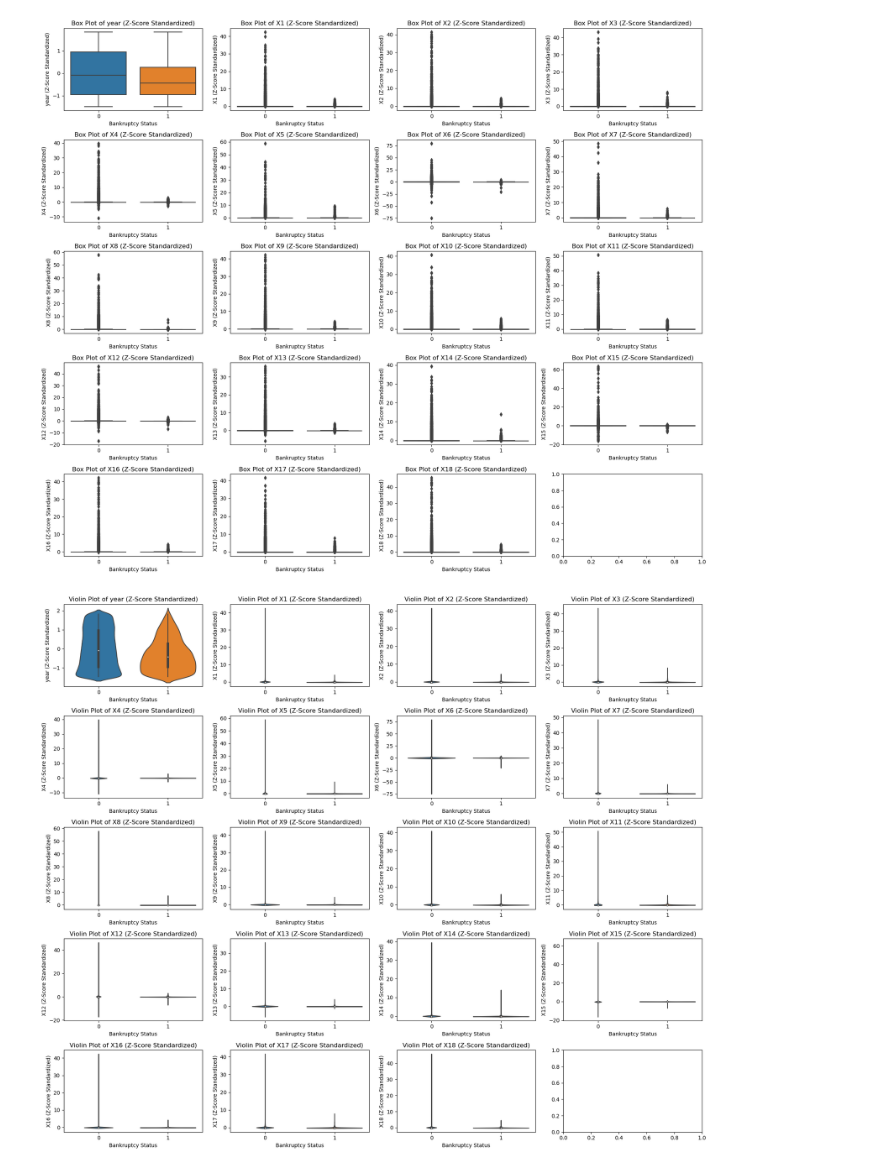
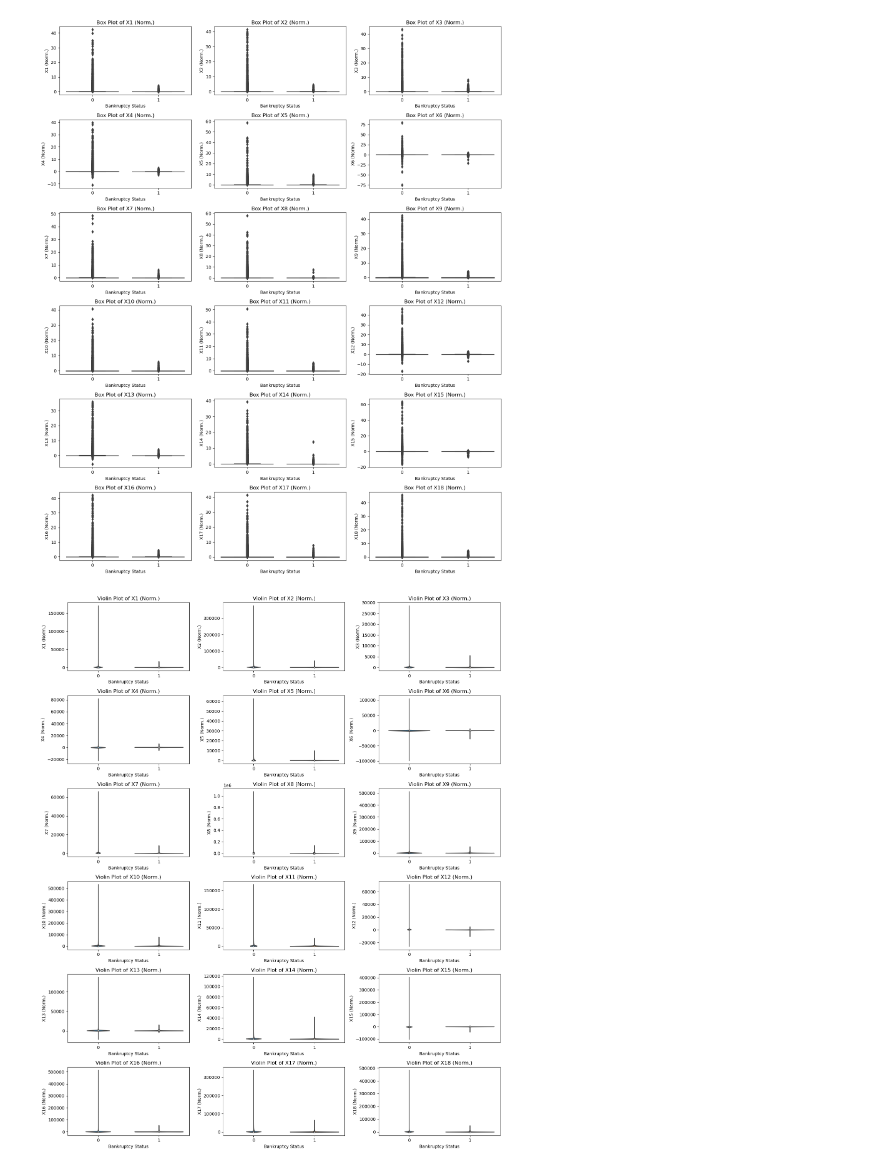
Before and after one commit to dovelover145/Bankruptcy-Prediction, a Jupyter notebook: bankruptcy_pred.ipynb, the cells around one changed output. Cells and saved outputs as stored; diff of their text form; code cells hidden in the pictures.

```diff
--- a/bankruptcy_pred.ipynb
+++ b/bankruptcy_pred.ipynb
@@ -1,5 +1,4 @@
 # %%
-import math
 import numpy as np
 import pandas as pd
 import seaborn as sns
@@ -9,5 +8,6 @@ from matplotlib import pyplot as plt
 
 df = pd.read_csv("american_bankruptcy.csv")
 df = df.drop(columns = ["company_name"])
+df = df.drop(columns = ["year"])
 print(df.head(10))
 # %% [output]
@@ -96,54 +107,50 @@ YOUR CODE GOES HERE!!! Have each separate topic in its own cell.
 # %%
 # Data Scaling/Standardization
 
-scaler = StandardScaler() # Scaler for Z-Score standardization
+scaler = StandardScaler()
 
-X = df.iloc[:, :-1] # Select all of the rows in the dataset, but disregard the last column (i.e. the target column, "status_encoding")
-y = df["status_encoding"] # Select the "status_encoding" column (i.e. the target column)
-X_train, X_test, y_train, y_test = train_test_split(X, y, random_state = 21, test_size = 0.20, shuffle = True) # Split the dataset
+X = df.iloc[:, :-1]
+y = df["status_encoding"]
+X_train, X_test, y_train, y_test = train_test_split(X, y, random_state = 21, test_size = 0.20, shuffle = True)
 
-X_train_scaled = scaler.fit_transform(X_train) # Calculate the mean and standard deviation of X_train and perform the Z-Score standardization
-X_test_scaled = scaler.transform(X_test) # Apply it on X_test with the previously calculated mean and standard deviation to avoid data leakage
+X_train_scaled = scaler.fit_transform(X_train)
+X_test_scaled = scaler.transform(X_test)
 
 train_scaled = pd.concat([pd.DataFrame(X_train_scaled, columns = X.columns), pd.DataFrame(y_train.reset_index(drop = True), columns = ["status_encoding"])], axis = 1)
 test_scaled = pd.concat([pd.DataFrame(X_test_scaled, columns = X.columns), pd.DataFrame(y_test.reset_index(drop = True), columns = ["status_encoding"])], axis = 1)
-df_scaled = pd.concat([train_scaled, test_scaled], axis = 0) # Contains our dataset, but scaled using Z-Score standardization
+df_scaled = pd.concat([train_scaled, test_scaled], axis = 0)
 print(df_scaled.head(10))
-print("\n\n\n\n")
 
-diagram_columns = 4 # Can be adjusted to make all of the graphs fit perfectly depending on the number of selected attribute columns
-attribute_columns = df_scaled.shape[1] - 1 # Remember to disregard the target column, "status_encoding", as it is not one of our attribute columns
-diagram_rows = math.ceil(attribute_columns / diagram_columns) # Find the maximum number of rows in our diagram to fit every attribute's plot
+fig, axes = plt.subplots(6, 3, figsize = (15, 18))
+i = 0
+j = 0
 
-row_index = 0
-column_index = 0
-fig, axes = plt.subplots(diagram_rows, diagram_columns, figsize = (18, diagram_rows * 3))
 for column in df_scaled.columns[:-1]:
-    sns.boxplot(x = "status_encoding", y = column, data = df_scaled, ax = axes[row_index, column_index])
-    axes[row_index, column_index].set_title(f"Box Plot of {column} (Z-Score Standardized)")
-    axes[row_index, column_index].set_xlabel("Bankruptcy Status")
-    axes[row_index, column_index].set_ylabel(f"{column} (Z-Score Standardized)")
-    column_index += 1
-    if column_index == diagram_columns:
-        row_index += 1
-        column_index = 0
+    sns.boxplot(x = "status_encoding", y = column, data = df_scaled, ax = axes[i, j])
+    axes[i, j].set_title(f"Box Plot of {column} (Norm.)")
+    axes[i, j].set_xlabel("Bankruptcy Status")
+    axes[i, j].set_ylabel(f"{column} (Norm.)")
+    j += 1
+    if j == 3:
+        i += 1
+        j = 0
 plt.tight_layout()
 plt.show()
 
 print("\n\n\n\n")
 
-row_index = 0
-column_index = 0
-fig, axes = plt.subplots(diagram_rows, diagram_columns, figsize = (18, diagram_rows * 3))
-for column df_scaled.columns[:-1]:
-    sns.violinplot(x = "status_encoding", y = column, data = df_scaled, ax = axes[row_index, column_index])
-    axes[row_index, column_index].set_title(f"Violin Plot of {column} (Z-Score Standardized)")
-    axes[row_index, column_index].set_xlabel("Bankruptcy Status")
-    axes[row_index, column_index].set_ylabel(f"{column} (Z-Score Standardized)")
-    column_index += 1
-    if column_index == diagram_columns:
-        row_index += 1
-        column_index = 0
+fig, axes = plt.subplots(6, 3, figsize = (15, 18))
+i = 0
+j = 0
+for column in df_scaled.columns[:-1]:
+    sns.violinplot(x = "status_encoding", y = column, data = df, ax = axes[i, j])
+    axes[i, j].set_title(f"Violin Plot of {column} (Norm.)")
+    axes[i, j].set_xlabel("Bankruptcy Status")
+    axes[i, j].set_ylabel(f"{column} (Norm.)")
+    j += 1
+    if j == 3:
+        i += 1
+        j = 0
 plt.tight_layout()
 plt.show()
 # %% [output]
@@ -167,2 +174,2 @@ plt.show()
-[figure, old version]
+[figure, new version]
-[figure, old version]
+[figure, new version]
```
Also changed, not shown: parts of 6 cells of this notebook.
